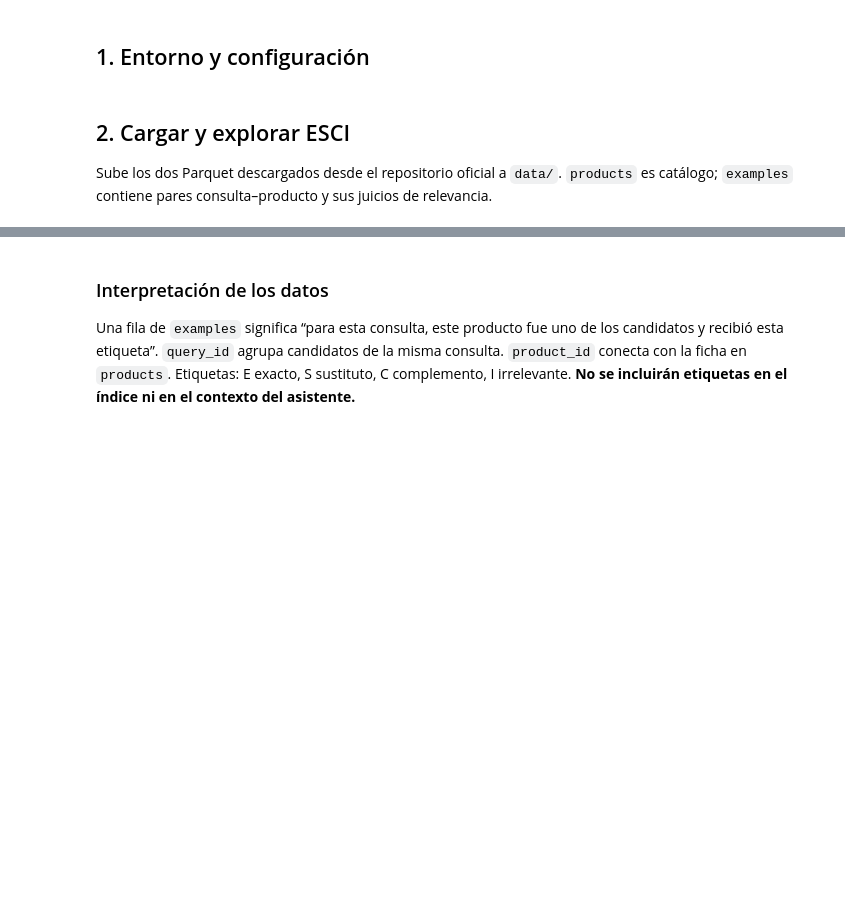
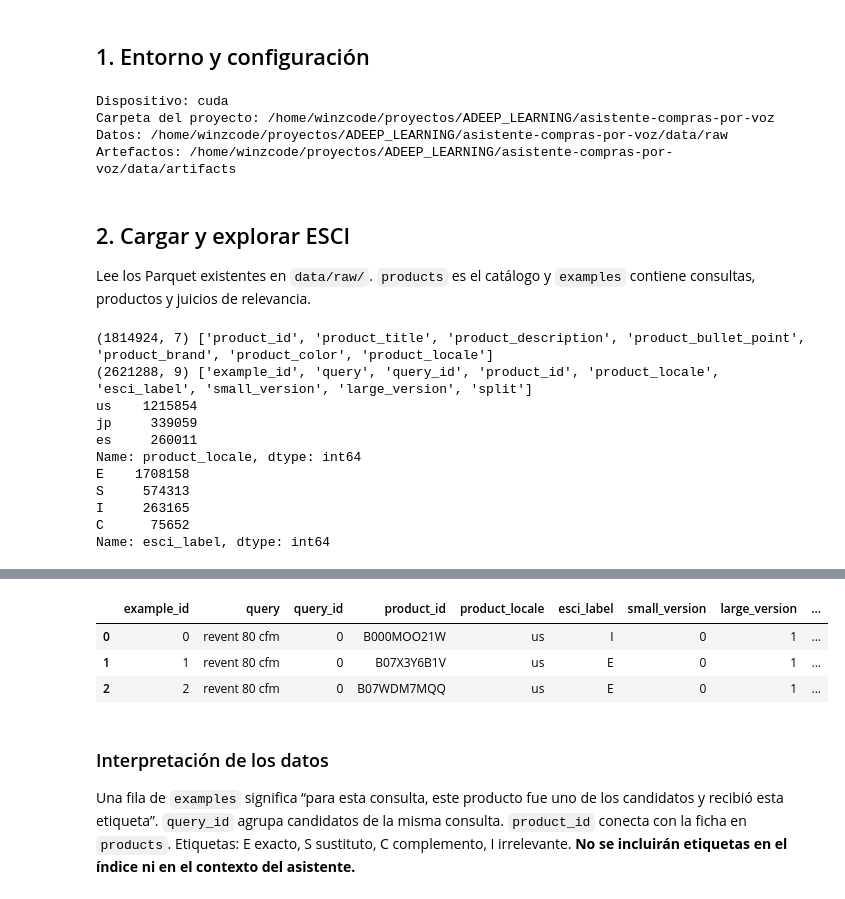
Before and after one commit to Codenid/asistente-compras-por-voz, a Jupyter notebook: notebooks/Lab4_Asistente_Compras_por_Voz_MVP.ipynb, the cells around one changed output, grey strips where cells are left out. Cells and saved outputs as stored; diff of their text form; code cells hidden in the pictures; blank space fills up the shorter version.

Commit message:
Adaptar Lab4 para ejecucion local y perfiles XTTS

```diff
--- a/notebooks/Lab4_Asistente_Compras_por_Voz_MVP.ipynb
+++ b/notebooks/Lab4_Asistente_Compras_por_Voz_MVP.ipynb
@@ -23,16 +13,55 @@ ARTIFACTS = Path('/content/artifacts'); ARTIFACTS.mkdir(exist_ok=True)
+# %%
+# Instala todas las dependencias al inicio del notebook.
+!pip -q install pandas pyarrow sentence-transformers faiss-cpu scikit-learn transformers accelerate faster-whisper TTS
+
+import os, random, json, time, re, uuid, shutil
+from pathlib import Path
+import numpy as np
+import pandas as pd
+import torch
+
+# Dispositivo compartido por ASR, TTS y carga de perfiles.
+DEVICE = "cuda" if torch.cuda.is_available() else "cpu"
+print("Dispositivo:", DEVICE)
+
+SEED = 42
+random.seed(SEED); np.random.seed(SEED)
+
+# Busca la raíz del proyecto desde la carpeta actual o sus padres.
+PROJECT_DIR = next(
+    (path for path in [Path.cwd(), *Path.cwd().parents]
+    if (path / 'data' / 'raw').is_dir()),
+    None,
+)
+
+if PROJECT_DIR is None:
+    raise FileNotFoundError("Ejecuta el notebook dentro del proyecto: no se encontró data/raw.")
+
+DATA_DIR = PROJECT_DIR / 'data' / 'raw'
+ARTIFACTS = PROJECT_DIR / 'data' / 'artifacts'
+DATA_DIR.mkdir(parents=True, exist_ok=True)
+ARTIFACTS.mkdir(parents=True, exist_ok=True)
+print('Carpeta del proyecto:', PROJECT_DIR)
+print('Datos:', DATA_DIR)
+print('Artefactos:', ARTIFACTS)
+# %% [output]
+Dispositivo: cuda
+Carpeta del proyecto: /home/winzcode/proyectos/ADEEP_LEARNING/asistente-compras-por-voz
+Datos: /home/winzcode/proyectos/ADEEP_LEARNING/asistente-compras-por-voz/data/raw
+Artefactos: /home/winzcode/proyectos/ADEEP_LEARNING/asistente-compras-por-voz/data/artifacts
 # %% [markdown]
 ## 2. Cargar y explorar ESCI
-Sube los dos Parquet descargados desde el repositorio oficial a `data/`. `products` es catálogo; `examples` contiene pares consulta–producto y sus juicios de relevancia.
+Lee los Parquet existentes en `data/raw/`. `products` es el catálogo y `examples` contiene consultas, productos y juicios de relevancia.
 # %%
-from google.colab import files
-# Ejecuta y selecciona shopping_queries_dataset_products.parquet y
-# shopping_queries_dataset_examples.parquet
-uploaded = files.upload()
-for name, data in uploaded.items():
-    (DATA_DIR / name).write_bytes(data)
-
 products_path = DATA_DIR / 'shopping_queries_dataset_products.parquet'
 examples_path = DATA_DIR / 'shopping_queries_dataset_examples.parquet'
+
+if not (products_path.is_file() and examples_path.is_file()):
+    raise FileNotFoundError(
+        f'Faltan los Parquet en {DATA_DIR.resolve()}. '
+        'Colócalos en data/raw antes de ejecutar esta celda.'
+    )
+
 products = pd.read_parquet(products_path)
 examples = pd.read_parquet(examples_path)
 print(products.shape, products.columns.tolist())
@@ -40,3 +69,15 @@ print(examples.shape, examples.columns.tolist())
 print(products.product_locale.value_counts(dropna=False))
 print(examples.esci_label.value_counts(dropna=False))
 display(products.head(3)); display(examples.head(3))
+# %% [output]
+(1814924, 7) ['product_id', 'product_title', 'product_description', 'product_bullet_point', 'product_brand', 'product_color', 'product_locale']
+(2621288, 9) ['example_id', 'query', 'query_id', 'product_id', 'product_locale', 'esci_label', 'small_version', 'large_version', 'split']
+us    1215854
+jp     339059
+es     260011
+Name: product_locale, dtype: int64
+E    1708158
+S     574313
+I     263165
+C      75652
+Name: esci_label, dtype: int64
@@ -43,3 +88,7 @@ display(products.head(3)); display(examples.head(3))
+|  | example_id | query | query_id | product_id | product_locale | esci_label | small_version | large_version | ... |
+| 0 | 0 | revent 80 cfm | 0 | B000MOO21W | us | I | 0 | 1 | ... |
+| 1 | 1 | revent 80 cfm | 0 | B07X3Y6B1V | us | E | 0 | 1 | ... |
+| 2 | 2 | revent 80 cfm | 0 | B07WDM7MQQ | us | E | 0 | 1 | ... |
 # %% [markdown]
 ### Interpretación de los datos
 Una fila de `examples` significa “para esta consulta, este producto fue uno de los candidatos y recibió esta etiqueta”. `query_id` agrupa candidatos de la misma consulta. `product_id` conecta con la ficha en `products`. Etiquetas: E exacto, S sustituto, C complemento, I irrelevante. **No se incluirán etiquetas en el índice ni en el contexto del asistente.**
```
Also changed, not shown: parts of 17 cells of this notebook.
